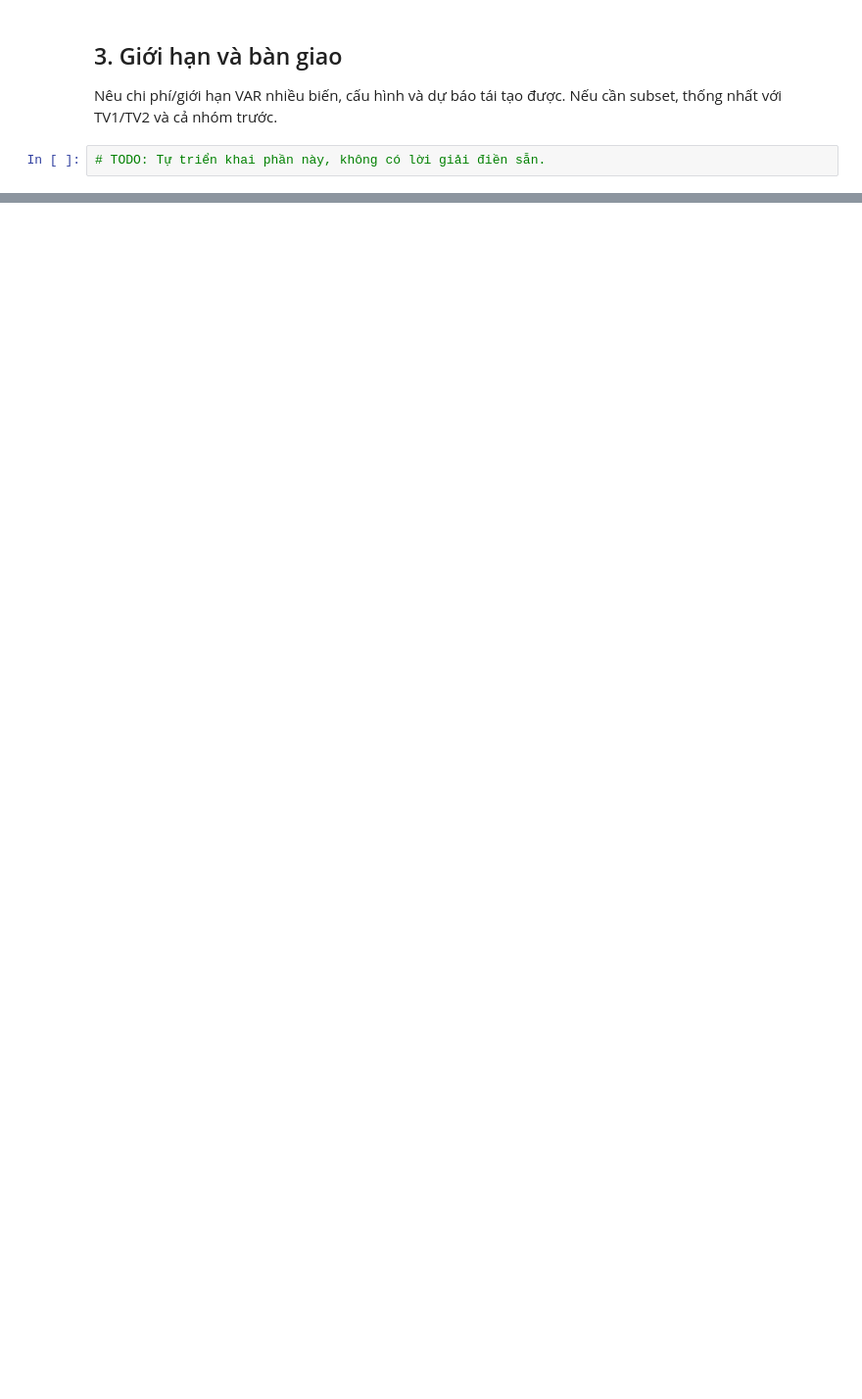
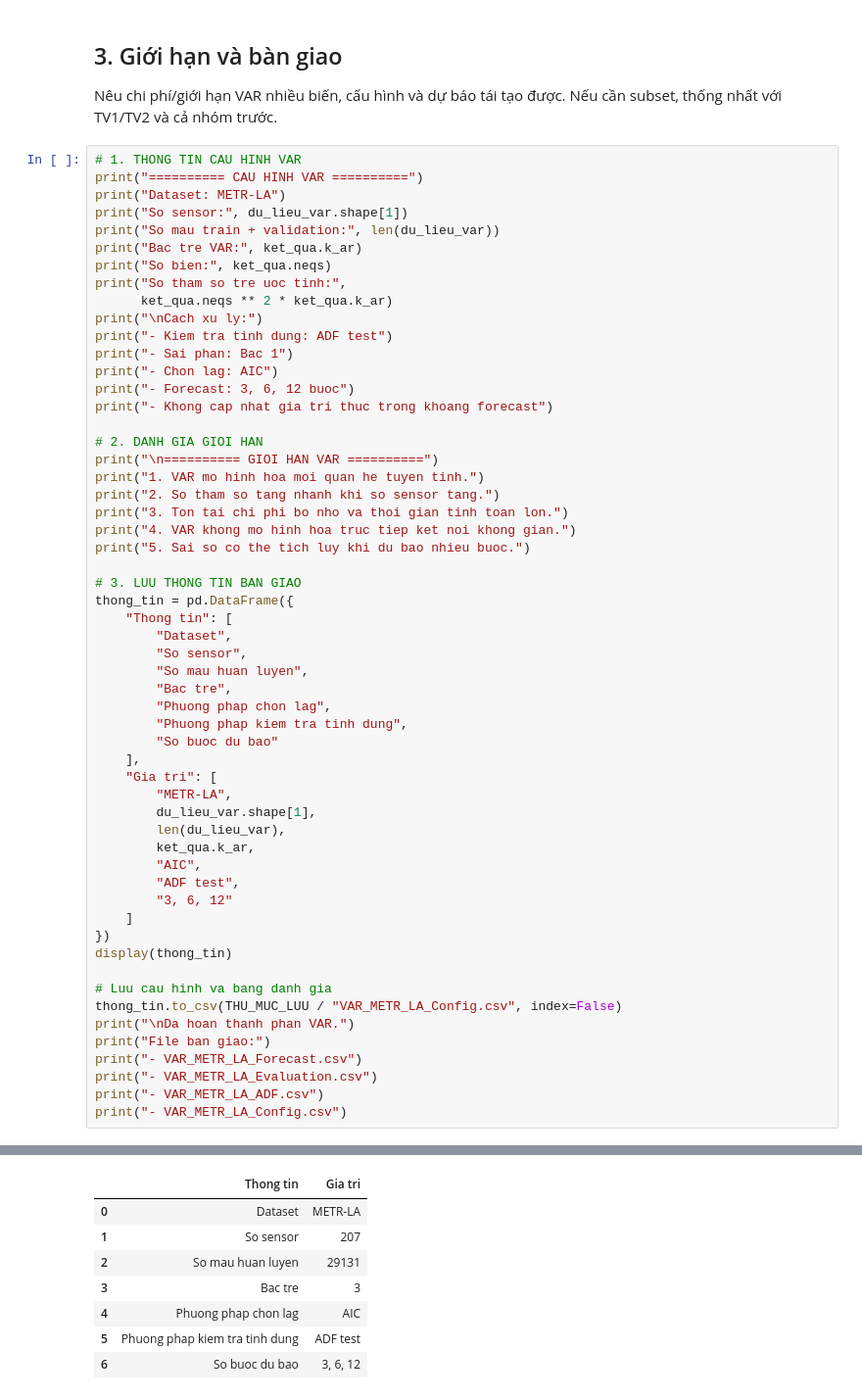
Before and after one commit to thvhieu/time_series_lab4, a Jupyter notebook: contributions/03_var.ipynb, the cells around one changed output, grey strips where cells are left out. Shown at 98% size. Drawn from its saved outputs; the diff is of its cells as text; blank space fills up the shorter version.

```diff
--- a/contributions/03_var.ipynb
+++ b/contributions/03_var.ipynb
@@ -42,4 +307,59 @@ Từ cùng origin tạo forecast 3/6/12 bước, không cập nhật giá trị
 
 Nêu chi phí/giới hạn VAR nhiều biến, cấu hình và dự báo tái tạo được. Nếu cần subset, thống nhất với TV1/TV2 và cả nhóm trước.
 # %%
-# TODO: Tự triển khai phần này, không có lời giải điền sẵn.
+# 1. THONG TIN CAU HINH VAR
+print("========== CAU HINH VAR ==========")
+print("Dataset: METR-LA")
+print("So sensor:", du_lieu_var.shape[1])
+print("So mau train + validation:", len(du_lieu_var))
+print("Bac tre VAR:", ket_qua.k_ar)
+print("So bien:", ket_qua.neqs)
+print("So tham so tre uoc tinh:",
+      ket_qua.neqs ** 2 * ket_qua.k_ar)
+print("\nCach xu ly:")
+print("- Kiem tra tinh dung: ADF test")
+print("- Sai phan: Bac 1")
+print("- Chon lag: AIC")
+print("- Forecast: 3, 6, 12 buoc")
+print("- Khong cap nhat gia tri thuc trong khoang forecast")
+
+# 2. DANH GIA GIOI HAN
+print("\n========== GIOI HAN VAR ==========")
+print("1. VAR mo hinh hoa moi quan he tuyen tinh.")
+print("2. So tham so tang nhanh khi so sensor tang.")
+print("3. Ton tai chi phi bo nho va thoi gian tinh toan lon.")
+print("4. VAR khong mo hinh hoa truc tiep ket noi khong gian.")
+print("5. Sai so co the tich luy khi du bao nhieu buoc.")
+
+# 3. LUU THONG TIN BAN GIAO
+thong_tin = pd.DataFrame({
+    "Thong tin": [
+        "Dataset",
+        "So sensor",
+        "So mau huan luyen",
+        "Bac tre",
+        "Phuong phap chon lag",
+        "Phuong phap kiem tra tinh dung",
+        "So buoc du bao"
+    ],
+    "Gia tri": [
+        "METR-LA",
+        du_lieu_var.shape[1],
+        len(du_lieu_var),
+        ket_qua.k_ar,
+        "AIC",
+        "ADF test",
+        "3, 6, 12"
+    ]
+})
+display(thong_tin)
+
+# Luu cau hinh va bang danh gia
+thong_tin.to_csv(THU_MUC_LUU / "VAR_METR_LA_Config.csv", index=False)
+print("\nDa hoan thanh phan VAR.")
+print("File ban giao:")
+print("- VAR_METR_LA_Forecast.csv")
+print("- VAR_METR_LA_Evaluation.csv")
+print("- VAR_METR_LA_ADF.csv")
+print("- VAR_METR_LA_Config.csv")
+# %% [output]
@@ -45,0 +383,8 @@ Nêu chi phí/giới hạn VAR nhiều biến, cấu hình và dự báo tái t
+|  | Thong tin | Gia tri |
+| 0 | Dataset | METR-LA |
+| 1 | So sensor | 207 |
+| 2 | So mau huan luyen | 29131 |
+| 3 | Bac tre | 3 |
+| 4 | Phuong phap chon lag | AIC |
+| 5 | Phuong phap kiem tra tinh dung | ADF test |
+| 6 | So buoc du bao | 3, 6, 12 |
```
Also changed, not shown: parts of 7 cells of this notebook, 4 other files.
